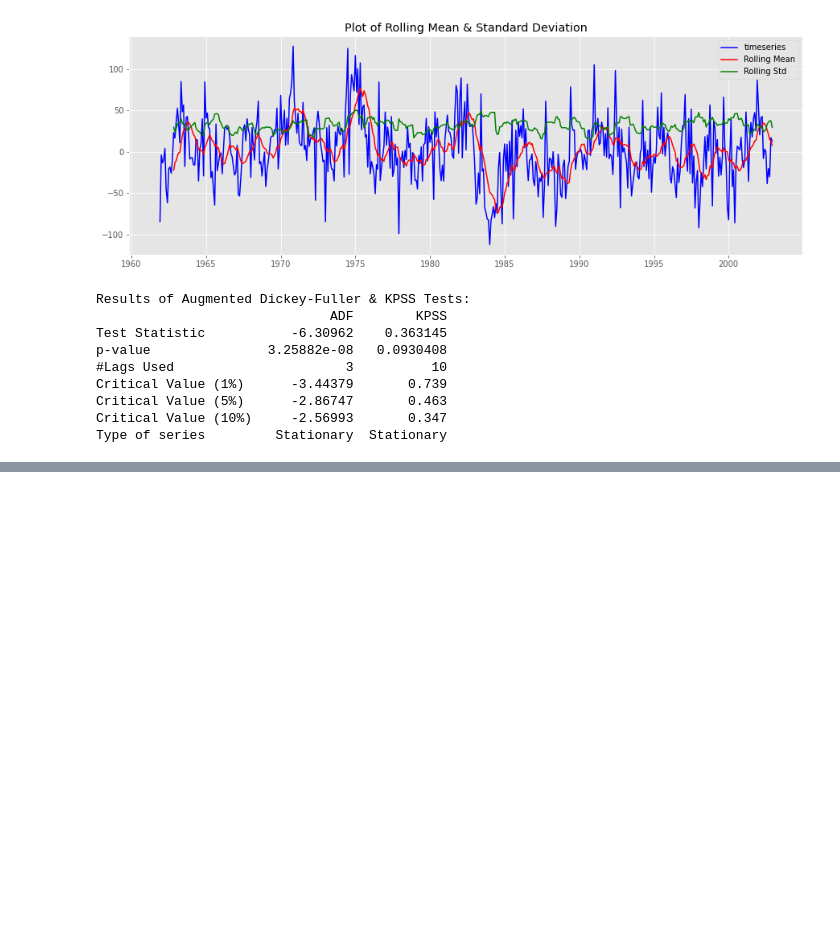
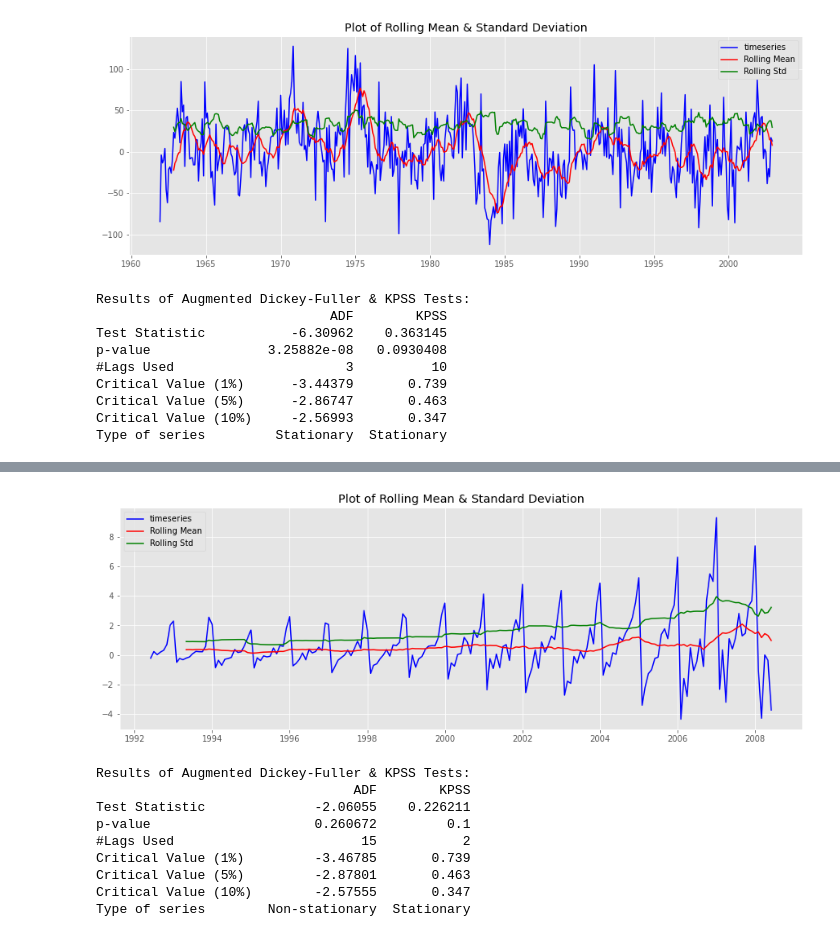
Before and after one commit to tdevip/TSA, a Jupyter notebook: 2 Stationarity and white noise/1 What is a stationary time series.ipynb, the cells around one changed output, grey strips where cells are left out. Cells and saved outputs as stored; diff of their text form; code cells hidden in the pictures; blank space fills up the shorter version.

```diff
--- a/2 Stationarity and white noise/1 What is a stationary time series.ipynb
+++ b/2 Stationarity and white noise/1 What is a stationary time series.ipynb
@@ -215,0 +264,16 @@ Type of series         Stationary  Stationary
+# %%
+df_demean = df - df.rolling(window=12).mean()
+df_demean.dropna(inplace=True)
+
+check_stationarity(df_demean.value, mtype='', window=12);
+# %% [output]
+[figure, added]
+Results of Augmented Dickey-Fuller & KPSS Tests:
+                                 ADF        KPSS
+Test Statistic              -2.06055    0.226211
+p-value                     0.260672         0.1
+#Lags Used                        15           2
+Critical Value (1%)         -3.46785       0.739
+Critical Value (5%)         -2.87801       0.463
+Critical Value (10%)        -2.57555       0.347
+Type of series        Non-stationary  Stationary
```
Also changed, not shown: parts of 21 cells of this notebook, 3 other files.
